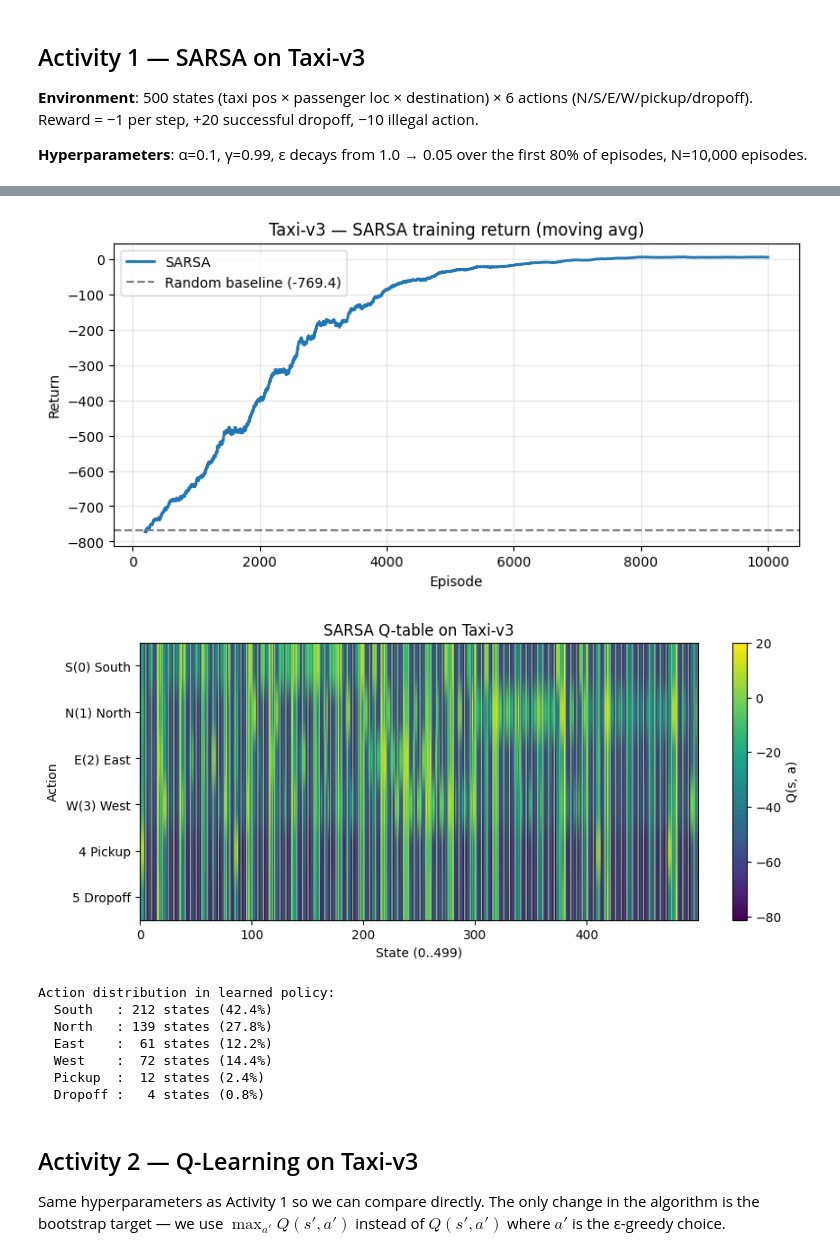
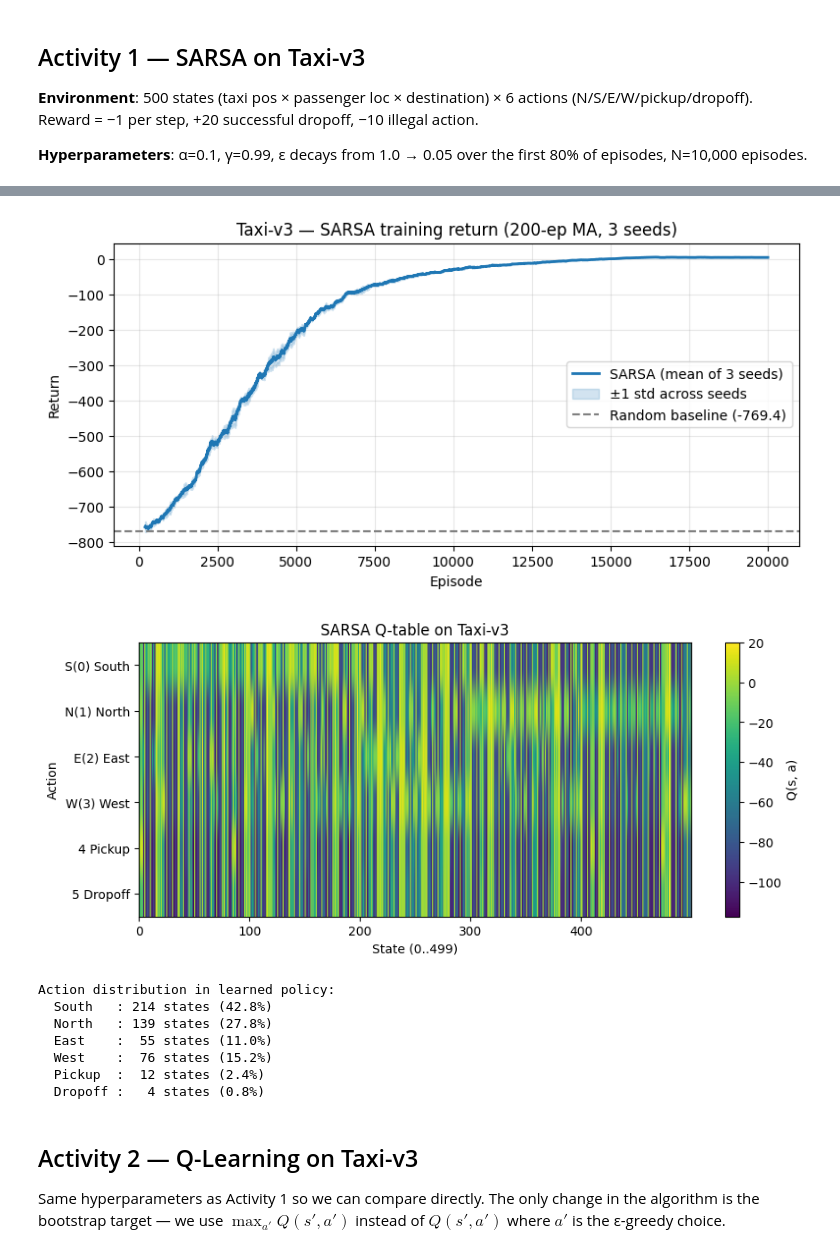
Before and after one commit to bendervintimilla/homeworkemerginmarkets, a Jupyter notebook: hw2_sarsa_qlearning/Assignment2_Juan_Vintimilla.ipynb, the cells around one changed output, grey strips where cells are left out. Saved outputs shown, nothing was run; the diff lists cells and outputs as text; code cells hidden in the pictures.

```diff
--- a/hw2_sarsa_qlearning/Assignment2_Juan_Vintimilla.ipynb
+++ b/hw2_sarsa_qlearning/Assignment2_Juan_Vintimilla.ipynb
@@ -216,0 +191,31 @@ SARSA learned policy: mean reward = 7.84 ± 2.73
+# %%
+env = gym.make(TAXI_ID)
+print(f'|S| = {env.observation_space.n}, |A| = {env.action_space.n}')
+
+# Random baseline (for comparison)
+rand_ret, rand_len = evaluate_random(env, episodes=500, seed=999)
+print(f'Random baseline: mean reward = {rand_ret.mean():.2f}, mean length = {rand_len.mean():.1f}')
+
+# Train SARSA over 3 seeds for statistical robustness, 20k episodes each (60k total).
+SEEDS = [42, 123, 456]
+N_EP_TAXI = 20_000
+print(f'\nTraining SARSA on Taxi — {len(SEEDS)} seeds × {N_EP_TAXI} episodes = {len(SEEDS)*N_EP_TAXI} total...')
+sarsa_taxi_runs = []
+for s in SEEDS:
+    print(f'  seed {s}...', end='', flush=True)
+    sarsa_taxi_runs.append(sarsa(env, num_episodes=N_EP_TAXI, alpha=0.1, gamma=0.99, seed=s))
+    print(' done')
+
+# Use first seed (42) as the canonical Q-table for visualisations; aggregate the
+# training curves across seeds for the learning-curve plot.
+sarsa_taxi = sarsa_taxi_runs[0]
+
+# Evaluate each seed's policy independently and report mean ± std across seeds.
+sarsa_evals = np.array([evaluate_greedy(env, r.Q, episodes=500, seed=123)[0].mean() for r in sarsa_taxi_runs])
+print(f'\nSARSA learned policy (mean across {len(SEEDS)} seeds):')
+print(f'  reward = {sarsa_evals.mean():.2f} ± {sarsa_evals.std():.2f}')
+print(f'  per-seed: {[f"{x:.2f}" for x in sarsa_evals]}')
+print(f'  improvement over random: {sarsa_evals.mean() - rand_ret.mean():+.1f}')
+
+# Single-seed (42) detailed eval for downstream cells
+sarsa_eval_ret, sarsa_eval_len = evaluate_greedy(env, sarsa_taxi.Q, episodes=500, seed=123)
@@ -217,15 +235,21 @@ SARSA learned policy: mean reward = 7.84 ± 2.73
 # %%
-# Visualise SARSA Taxi training curve
+# Visualise SARSA Taxi training curve — mean ± std across 3 seeds
 fig, ax = plt.subplots(figsize=(9, 4))
-ma = smooth(sarsa_taxi.returns, 200)
-ax.plot(np.arange(len(ma)) + 200 - 1, ma, color='C0', linewidth=2, label='SARSA')
+sarsa_returns_stack = np.stack([r.returns for r in sarsa_taxi_runs])  # (3 seeds, N episodes)
+window = 200
+smoothed = np.stack([smooth(s, window) for s in sarsa_returns_stack])
+mean_curve = smoothed.mean(axis=0)
+std_curve = smoothed.std(axis=0)
+x = np.arange(len(mean_curve)) + window - 1
+ax.plot(x, mean_curve, color='C0', linewidth=2, label='SARSA (mean of 3 seeds)')
+ax.fill_between(x, mean_curve - std_curve, mean_curve + std_curve, color='C0', alpha=0.20, label='±1 std across seeds')
 ax.axhline(rand_ret.mean(), color='gray', linestyle='--', label=f'Random baseline ({rand_ret.mean():.1f})')
-ax.set_title(f'{TAXI_ID} — SARSA training return (moving avg)')
+ax.set_title(f'{TAXI_ID} — SARSA training return (200-ep MA, 3 seeds)')
 ax.set_xlabel('Episode'); ax.set_ylabel('Return')
 ax.legend(); ax.grid(alpha=0.3)
 plt.show()
 # %% [output]
-[figure, old version]
+[figure, new version]
 # %%
 # Q-table heatmap — show learned Q values per state-action
 fig, ax = plt.subplots(figsize=(10, 4))
@@ -246,12 +270,12 @@ for i, name in enumerate(action_names):
     count = int((policy == i).sum())
     print(f'  {name:8s}: {count:3d} states ({count / len(policy) * 100:.1f}%)')
 # %% [output]
-[figure, old version]
+[figure, new version]
 Action distribution in learned policy:
-  South   : 212 states (42.4%)
+  South   : 214 states (42.8%)
   North   : 139 states (27.8%)
-  East    :  61 states (12.2%)
-  West    :  72 states (14.4%)
+  East    :  55 states (11.0%)
+  West    :  76 states (15.2%)
   Pickup  :  12 states (2.4%)
   Dropoff :   4 states (0.8%)
 # %% [markdown]
```
Also changed, not shown: parts of 12 cells of this notebook, 1 other file.
